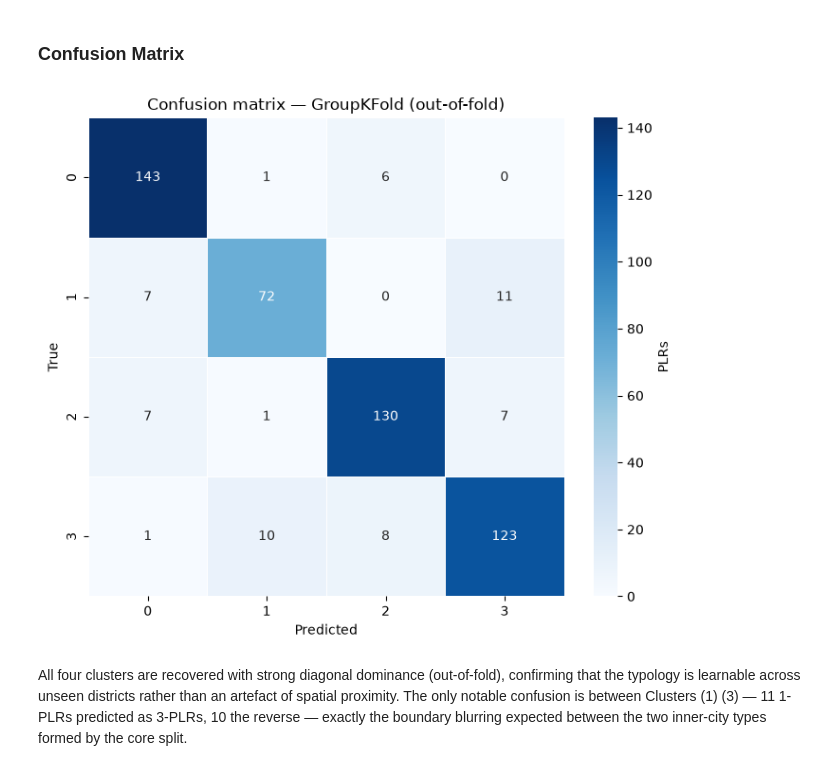
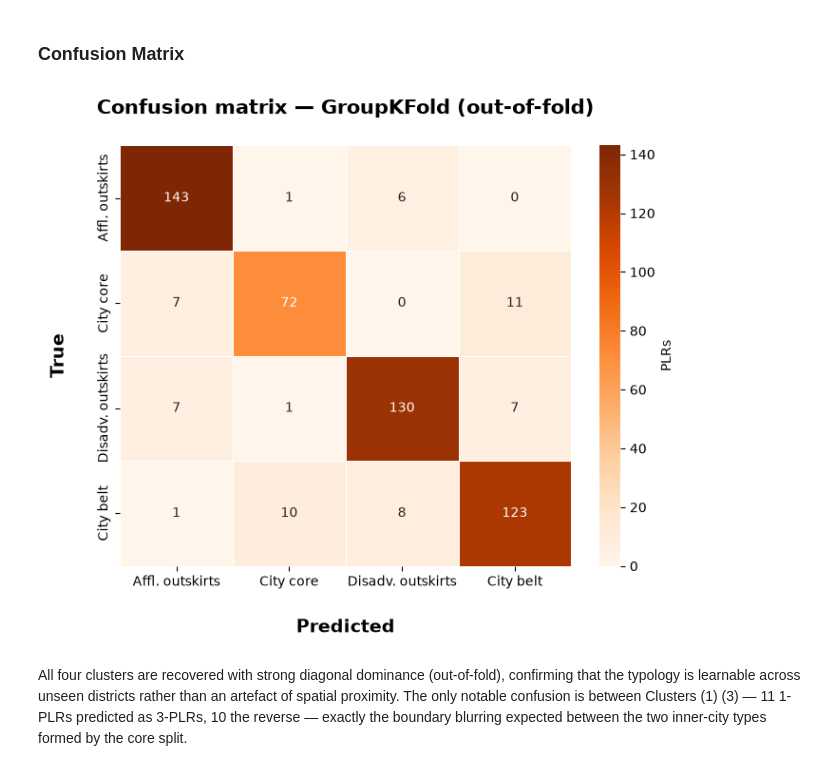
Before and after one commit to mshlg/capstone-kiezkeeper, a Jupyter notebook: notebooks/Module1_clustering/module_1_XGB_clusters.ipynb, the cells around one changed output. Saved outputs shown, nothing was run; the diff lists cells and outputs as text; code cells hidden in the pictures.

Commit message:
plotted CM for presentation

```diff
--- a/notebooks/Module1_clustering/module_1_XGB_clusters.ipynb
+++ b/notebooks/Module1_clustering/module_1_XGB_clusters.ipynb
@@ -26,5 +26,8 @@ df.head(2)
 # %%
 #delete irrelevant columns
-df = df.drop(columns = ["cluster_3k", "ms_portion", "ms_binary"])
+# keep id vars + all feature columns (re_ / soc_ / com_)
+id_vars = ["plr_id", "plr_name", "bez","cluster_4k"]
+keep = id_vars + [c for c in df.columns if c.startswith(("re_", "soc_", "com_"))]
+df = df[keep]
 df.head(2)
 # %% [output]
@@ -38,7 +41,7 @@ df.head(2)
 ### Train-Test Split and Imputation
 # %%
 # define features and y
-id_cols   = ["plr_id", "plr_name", "bez", "plr_id_str"]
+id_cols   = ["plr_id", "plr_name", "bez"]
 non_feat  = id_cols + ["cluster_4k"]
 feat_cols = [c for c in df.columns if c not in non_feat]
 
@@ -214,15 +217,22 @@ weighted avg       0.89      0.89      0.89       527
 # %% [markdown]
 ### Confusion Matrix
 # %%
-cm = confusion_matrix(all_true, all_pred)
+labels = [0, 1, 2, 3]
+names = ["Affl. outskirts", "City core", "Disadv. outskirts", "City belt"]
+
+cm = confusion_matrix(all_true, all_pred, labels=labels)
 
 fig, ax = plt.subplots(figsize=(7, 6))
-sns.heatmap(cm, annot=True, fmt="d", cmap="Blues",
-            linewidths=0.5, linecolor="white", cbar_kws={"label":"PLRs"}, ax=ax)
-ax.set_xlabel("Predicted"); ax.set_ylabel("True")
-ax.set_title("Confusion matrix — GroupKFold (out-of-fold)")
-plt.tight_layout(); plt.show()
+sns.heatmap(cm, annot=True, fmt="d", cmap="Oranges",
+            xticklabels=names, yticklabels=names,
+            linewidths=0.5, linecolor="white", cbar_kws={"label": "PLRs"}, ax=ax)
+ax.set_xlabel("\nPredicted", fontsize=14, fontweight="bold")
+ax.set_ylabel("True\n", fontsize=14, fontweight="bold")
+ax.set_title("Confusion matrix — GroupKFold (out-of-fold)\n", fontsize=15, fontweight="bold")
+plt.tight_layout();
+#fig.savefig("../../plots/presentation/CM_XGB_KFold.png", dpi=300, bbox_inches="tight")
+plt.show()
 # %% [output]
-[figure, old version]
+[figure, new version]
 # %% [markdown]
 All four clusters are recovered with strong diagonal dominance (out-of-fold), confirming that the typology is learnable across unseen districts rather than an artefact of spatial proximity. The only notable confusion is between Clusters (1) (3) — 11 1-PLRs predicted as 3-PLRs, 10 the reverse — exactly the boundary blurring expected between the two inner-city types formed by the core split.
```
Also changed, not shown: parts of 3 cells of this notebook, 1 other file.
